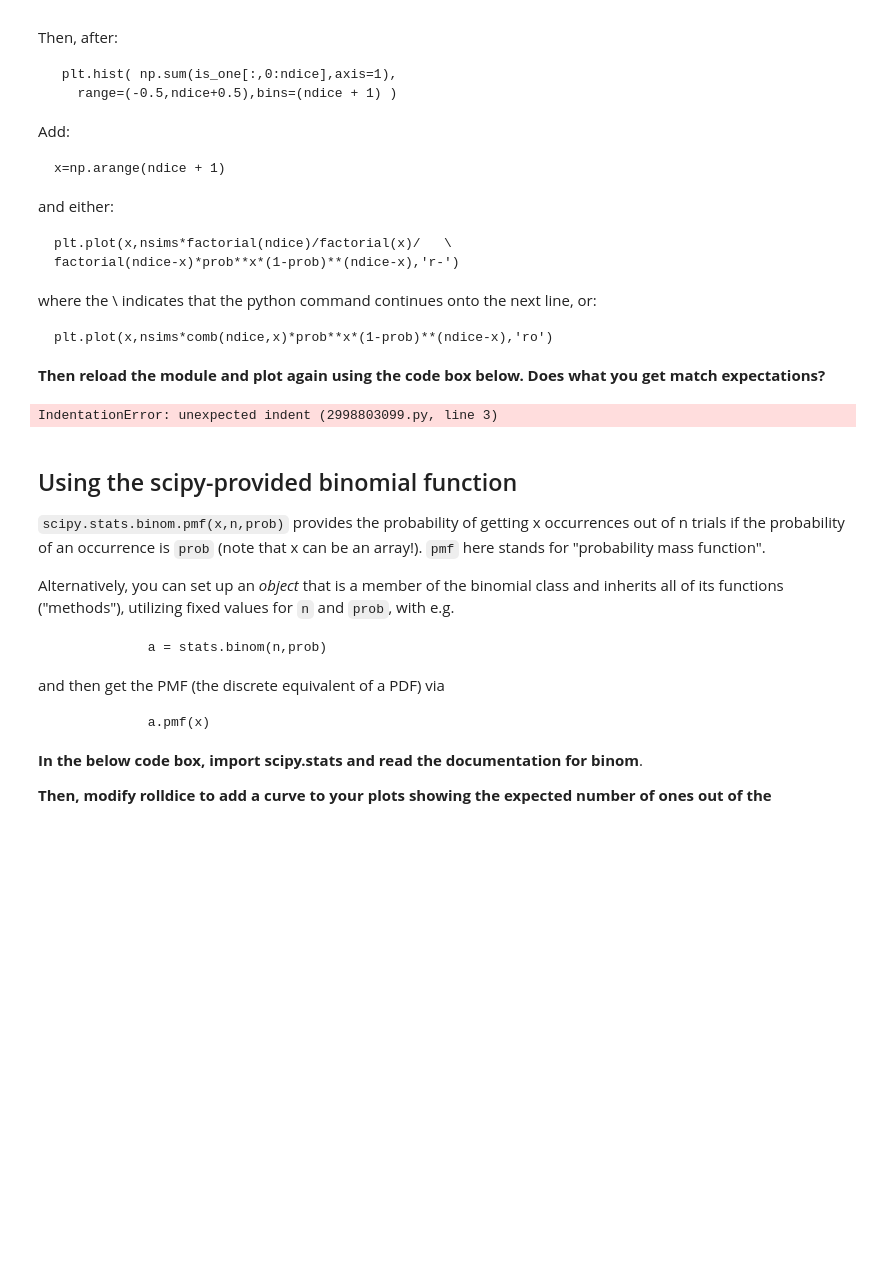
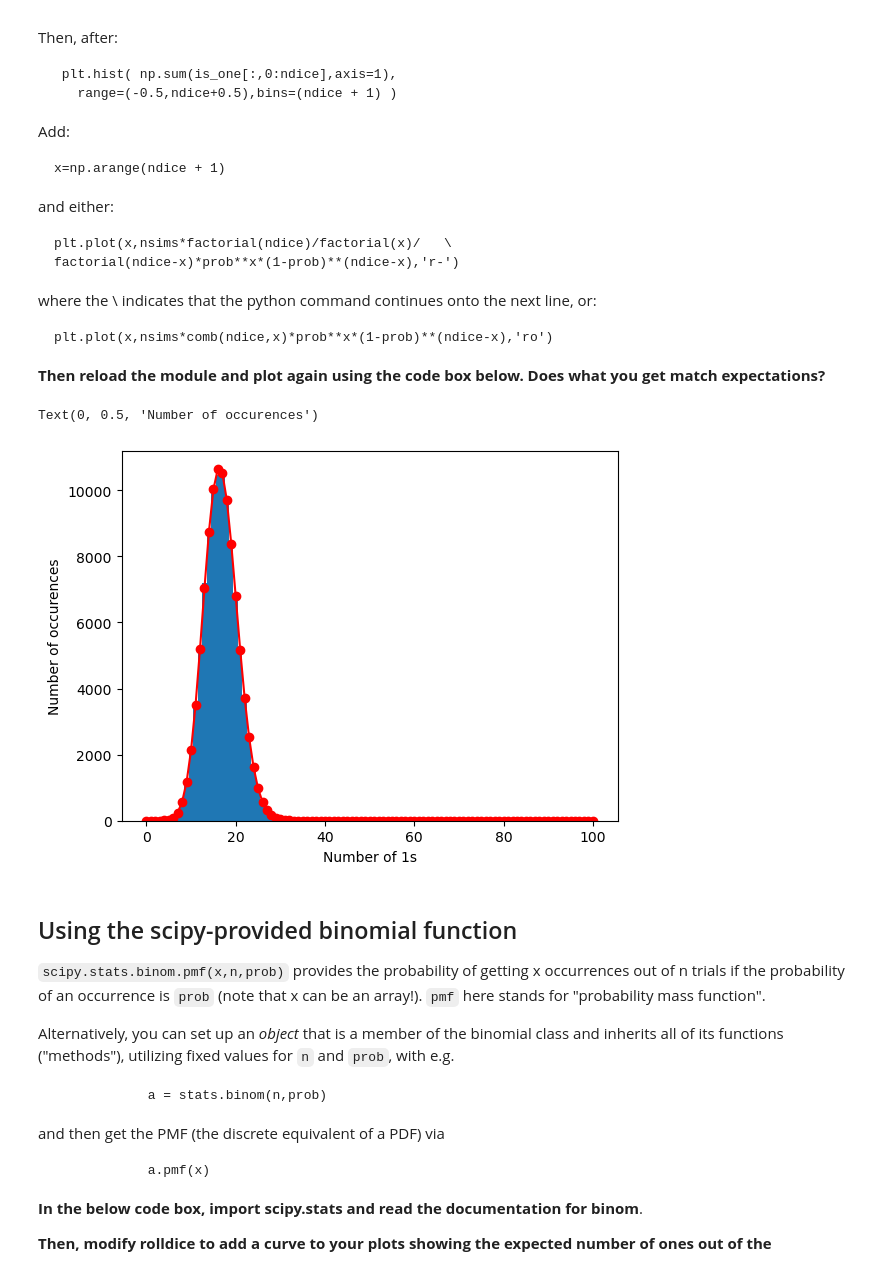
Before and after one commit to chernya4/classes, a Jupyter notebook: PHYS3704_DataScience/jupyter_notebooks/Lecture 5.ipynb, the cells around one changed output. Cells and saved outputs as stored; diff of their text form; code cells hidden in the pictures; blank space fills up the shorter version.

```diff
--- a/PHYS3704_DataScience/jupyter_notebooks/Lecture 5.ipynb
+++ b/PHYS3704_DataScience/jupyter_notebooks/Lecture 5.ipynb
@@ -144,16 +165,30 @@ __Then reload the module and plot again using the code box below.  Does what you
 # %%
 from scipy.special import factorial,comb
 
- plt.hist( np.sum(is_one[:,0:ndice],axis=1),
-       range=(-0.5,ndice+0.5),bins=(ndice + 1) )
+plt.hist( np.sum(is_one[:,0:ndice],axis=1),
+         range=(-0.5,ndice+0.5),
+         bins=(ndice + 1)
+        )
 
 x=np.arange(ndice + 1)
-plt.plot(x,nsims*factorial(ndice)/factorial(x)/   \
-factorial(ndice-x)*prob**x*(1-prob)**(ndice-x),'r-')
 
-plt.plot(x,nsims*comb(ndice,x)*prob**x*(1-prob)**(ndice-x),'ro')
+plt.plot(
+         x,
+         nsims*factorial(ndice)/factorial(x)/factorial(ndice-x)*prob**x*(1-prob)**(ndice-x),
+        'r-'
+        )
+
+plt.plot(
+         x,
+         nsims*comb(ndice,x)*prob**x*(1-prob)**(ndice-x),
+         'ro'
+        )
+
+plt.xlabel('Number of 1s')
+plt.ylabel('Number of occurences')
 # %% [output]
-IndentationError: unexpected indent (2998803099.py, line 3)
+Text(0, 0.5, 'Number of occurences')
+[figure, added]
 # %% [markdown]
 ## Using the scipy-provided binomial function
 
```
Also changed, not shown: parts of 5 cells of this notebook, 2 other files.
